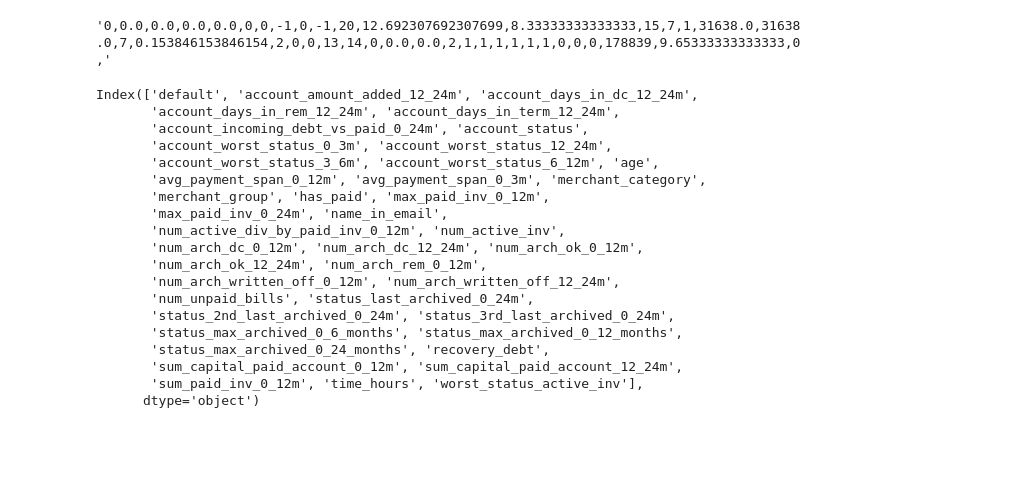
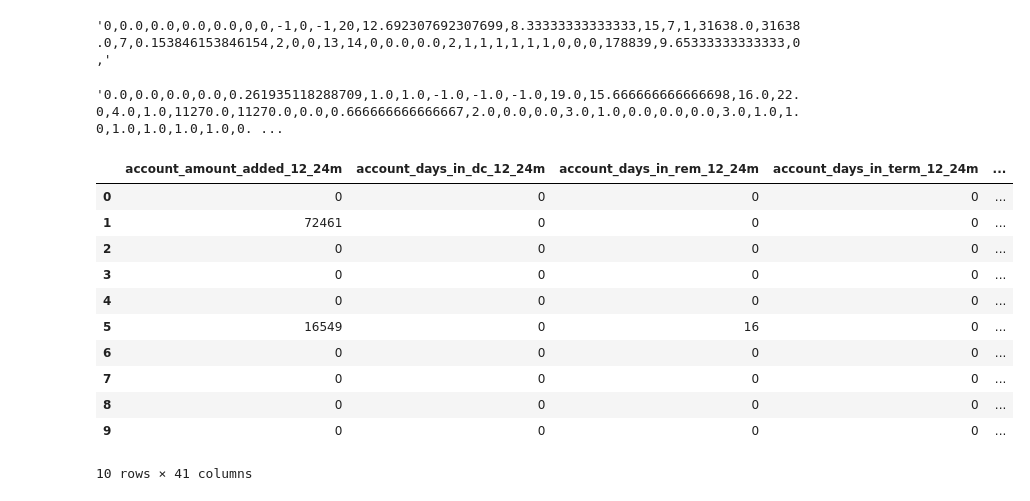
Before and after one commit to susumu2357/task, a Jupyter notebook: notebook/train_test.ipynb, the cells around one changed output. Drawn from its saved outputs; the diff is of its cells as text; code cells hidden in the pictures; blank space fills up the shorter version.

```diff
--- a/notebook/train_test.ipynb
+++ b/notebook/train_test.ipynb
@@ -767,25 +700,35 @@ for x in data_df.iloc[0, 2:].values:
 s
 # %% [output]
 '0,0.0,0.0,0.0,0.0,0,0,-1,0,-1,20,12.692307692307699,8.33333333333333,15,7,1,31638.0,31638.0,7,0.153846153846154,2,0,0,13,14,0,0.0,0.0,2,1,1,1,1,1,1,0,0,0,178839,9.65333333333333,0,'
-# %%
-test.columns
-# %% [output]
-Index(['default', 'account_amount_added_12_24m', 'account_days_in_dc_12_24m',
-       'account_days_in_rem_12_24m', 'account_days_in_term_12_24m',
-       'account_incoming_debt_vs_paid_0_24m', 'account_status',
-       'account_worst_status_0_3m', 'account_worst_status_12_24m',
-       'account_worst_status_3_6m', 'account_worst_status_6_12m', 'age',
-       'avg_payment_span_0_12m', 'avg_payment_span_0_3m', 'merchant_category',
-       'merchant_group', 'has_paid', 'max_paid_inv_0_12m',
-       'max_paid_inv_0_24m', 'name_in_email',
-       'num_active_div_by_paid_inv_0_12m', 'num_active_inv',
-       'num_arch_dc_0_12m', 'num_arch_dc_12_24m', 'num_arch_ok_0_12m',
-       'num_arch_ok_12_24m', 'num_arch_rem_0_12m',
-       'num_arch_written_off_0_12m', 'num_arch_written_off_12_24m',
-       'num_unpaid_bills', 'status_last_archived_0_24m',
-       'status_2nd_last_archived_0_24m', 'status_3rd_last_archived_0_24m',
-       'status_max_archived_0_6_months', 'status_max_archived_0_12_months',
-       'status_max_archived_0_24_months', 'recovery_debt',
-       'sum_capital_paid_account_0_12m', 'sum_capital_paid_account_12_24m',
-       'sum_paid_inv_0_12m', 'time_hours', 'worst_status_active_inv'],
-      dtype='object')
+# %%
+s = ''
+
+for vec in test.iloc[0:2, 1:].values:
+    vec = [str(v) for v in vec]
+    s += ','.join(vec) + '\n'
+
+s
+# %% [output]
+'0.0,0.0,0.0,0.0,0.261935118288709,1.0,1.0,-1.0,-1.0,-1.0,19.0,15.666666666666698,16.0,22.0,4.0,1.0,11270.0,11270.0,0.0,0.666666666666667,2.0,0.0,0.0,3.0,1.0,0.0,0.0,0.0,3.0,1.0,1.0,1.0,1.0,1.0,1.0,0. ...
+# %%
+data = json.dumps(json_records[0:10])
+
+try:
+    df = pd.read_json(StringIO(data), orient='records')
+except:
+    df = pd.read_json(StringIO(data), orient='records', typ='series')
+
+df
+# %% [output]
+|  | account_amount_added_12_24m | account_days_in_dc_12_24m | account_days_in_rem_12_24m | account_days_in_term_12_24m | ... |
+| 0 | 0 | 0 | 0 | 0 | ... |
+| 1 | 72461 | 0 | 0 | 0 | ... |
+| 2 | 0 | 0 | 0 | 0 | ... |
+| 3 | 0 | 0 | 0 | 0 | ... |
+| 4 | 0 | 0 | 0 | 0 | ... |
+| 5 | 16549 | 0 | 16 | 0 | ... |
+| 6 | 0 | 0 | 0 | 0 | ... |
+| 7 | 0 | 0 | 0 | 0 | ... |
+| 8 | 0 | 0 | 0 | 0 | ... |
+| 9 | 0 | 0 | 0 | 0 | ... |
+10 rows × 41 columns
```
Also changed, not shown: parts of 9 cells of this notebook, 2 other files.
